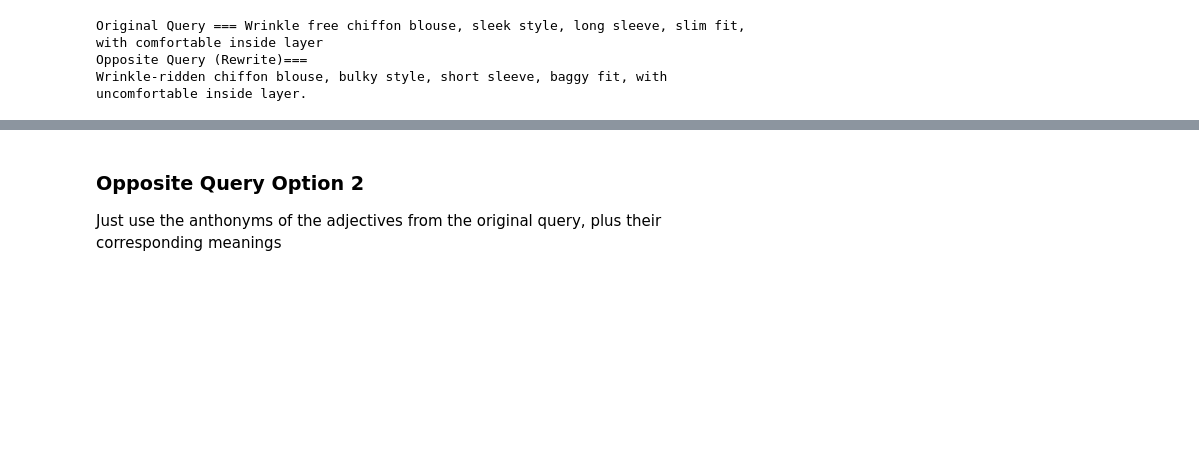
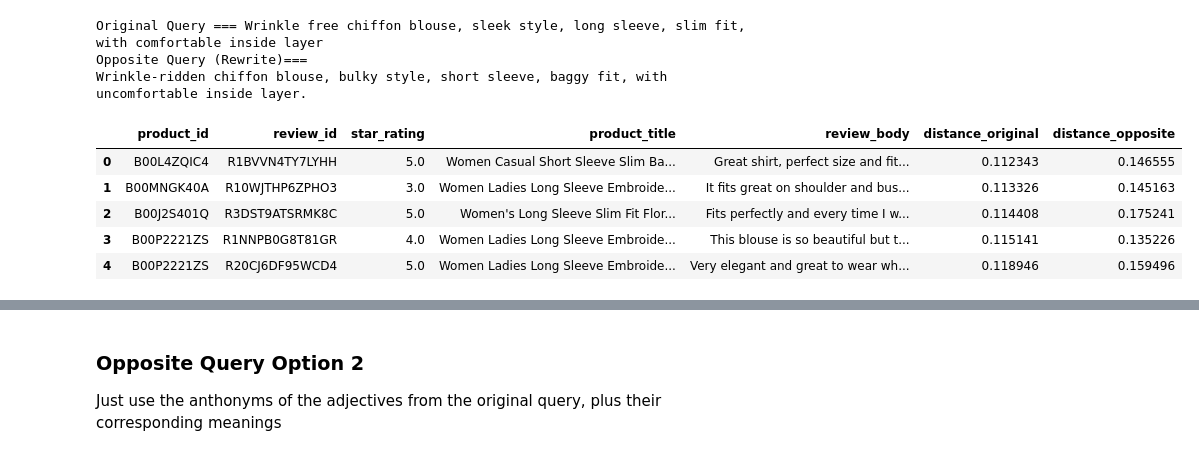
Before and after one commit to gen-exody/nes, a Jupyter notebook: notebooks/design_opposite_query.ipynb, the cells around one changed output, grey strips where cells are left out. Drawn from its saved outputs; the diff is of its cells as text; code cells hidden in the pictures; blank space fills up the shorter version.

```diff
--- a/notebooks/design_opposite_query.ipynb
+++ b/notebooks/design_opposite_query.ipynb
@@ -111,6 +111,8 @@ def get_reconcile_result(df_result_original, df_result_opposite):
     df_reconcile_result['distance_original'] = 1 - df_reconcile_result['distance_original']
     df_reconcile_result['distance_opposite'] = 1 - df_reconcile_result['distance_opposite']
 
+    df_reconcile_result = df_reconcile_result.sort_values(by='distance_original', ascending=True).reset_index(drop=True)
+
     return df_reconcile_result
 # %%
 def plot_distances(df_input, title=''):
@@ -179,6 +181,15 @@ print(f"Opposite Query (Rewrite)=== {opposite_query_rewrite}")
 Original Query === Wrinkle free chiffon blouse, sleek style, long sleeve, slim fit, with comfortable inside layer
 Opposite Query (Rewrite)===
 Wrinkle-ridden chiffon blouse, bulky style, short sleeve, baggy fit, with uncomfortable inside layer.
+# %%
+df_reconcile_result.head(5)
+# %% [output]
+|  | product_id | review_id | star_rating | product_title | review_body | distance_original | distance_opposite |
+| 0 | B00L4ZQIC4 | R1BVVN4TY7LYHH | 5.0 | Women Casual Short Sleeve Slim Ba... | Great shirt, perfect size and fit... | 0.112343 | 0.146555 |
+| 1 | B00MNGK40A | R10WJTHP6ZPHO3 | 3.0 | Women Ladies Long Sleeve Embroide... | It fits great on shoulder and bus... | 0.113326 | 0.145163 |
+| 2 | B00J2S401Q | R3DST9ATSRMK8C | 5.0 | Women's Long Sleeve Slim Fit Flor... | Fits perfectly and every time I w... | 0.114408 | 0.175241 |
+| 3 | B00P2221ZS | R1NNPB0G8T81GR | 4.0 | Women Ladies Long Sleeve Embroide... | This blouse is so beautiful but t... | 0.115141 | 0.135226 |
+| 4 | B00P2221ZS | R20CJ6DF95WCD4 | 5.0 | Women Ladies Long Sleeve Embroide... | Very elegant and great to wear wh... | 0.118946 | 0.159496 |
 # %%
 chart = plot_distances(df_input=df_reconcile_result, title='Rewrite Whole Query')
 
```
Also changed, not shown: parts of 3 cells of this notebook, 5 other files.
